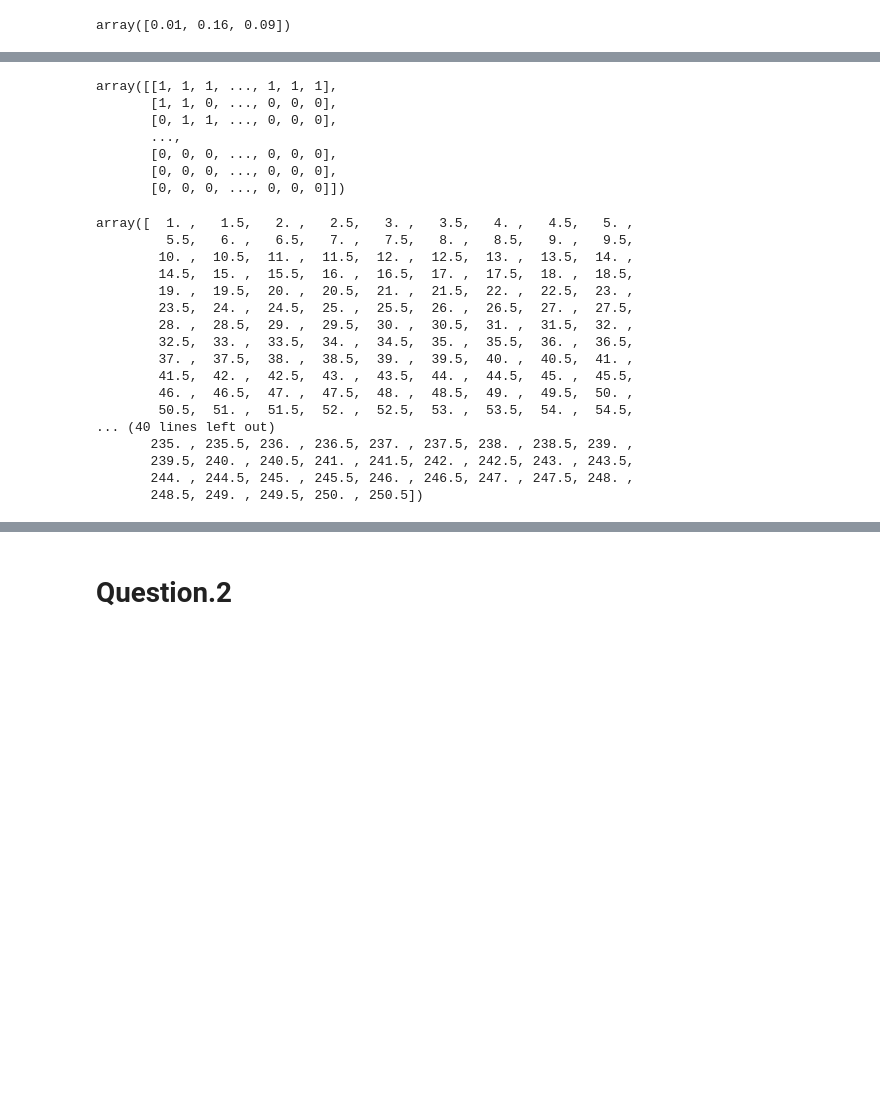
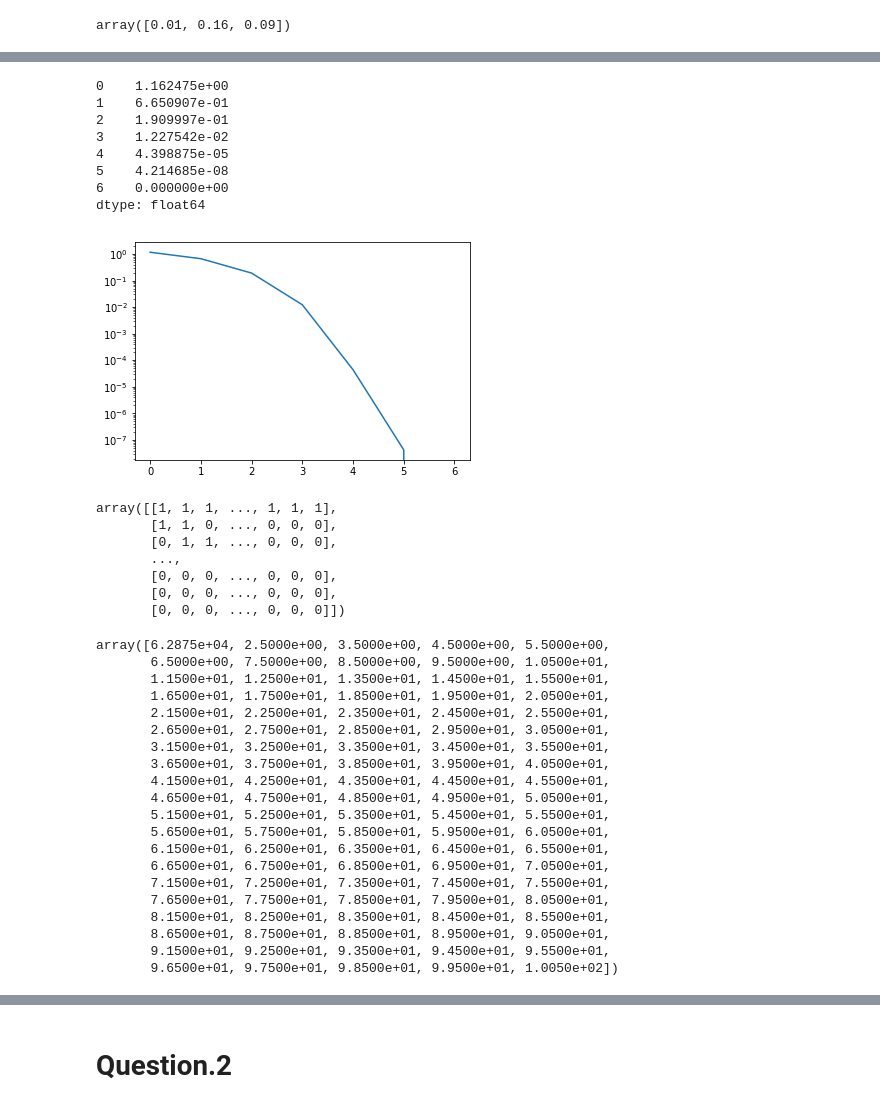
Before and after one commit to jjusuf/MTH-9842, a Jupyter notebook: HW4/9842HW4_GroupL.ipynb, the cells around one changed output, grey strips where cells are left out. Drawn from its saved outputs; the diff is of its cells as text; code cells hidden in the pictures; blank space fills up the shorter version.

```diff
--- a/HW4/9842HW4_GroupL.ipynb
+++ b/HW4/9842HW4_GroupL.ipynb
@@ -101,0 +150,16 @@ $$
+# %%
+import numpy as np
+import pandas as pd
+
+%matplotlib inline
+import matplotlib.pyplot as plt
+
+from numpy.linalg import inv
+
+# global variables to keep track of search history
+x_hist = []
+fx_hist = []  # objective function value
+dfx_hist = []  # derivative of objective function / gradient vector at x
+hfx_hist = []  # second derivative of objective function / hessian matrix at x
+dx_hist = []  # Newton step / search direction
+epsilon_hist = []
@@ -197,3 +435,17 @@ array([0.01, 0.16, 0.09])
+# %%
+ts=pd.Series(epsilon_hist)
+ts.plot(logy=True)
+ts
+# %% [output]
+0    1.162475e+00
+1    6.650907e-01
+2    1.909997e-01
+3    1.227542e-02
+4    4.398875e-05
+5    4.214685e-08
+6    0.000000e+00
+dtype: float64
+[figure, added]
 # %%
 A1 = np.array([1 for i in range(500)])
 # %%
@@ -220,22 +472,26 @@ array([[1, 1, 1, ..., 1, 1, 1],
 x0 = np.array([0.5*i+1 for i in range(500)])
 # %%
 x0
+A @ x0
 # %% [output]
-array([  1. ,   1.5,   2. ,   2.5,   3. ,   3.5,   4. ,   4.5,   5. ,
-         5.5,   6. ,   6.5,   7. ,   7.5,   8. ,   8.5,   9. ,   9.5,
-        10. ,  10.5,  11. ,  11.5,  12. ,  12.5,  13. ,  13.5,  14. ,
-        14.5,  15. ,  15.5,  16. ,  16.5,  17. ,  17.5,  18. ,  18.5,
-        19. ,  19.5,  20. ,  20.5,  21. ,  21.5,  22. ,  22.5,  23. ,
-        23.5,  24. ,  24.5,  25. ,  25.5,  26. ,  26.5,  27. ,  27.5,
-        28. ,  28.5,  29. ,  29.5,  30. ,  30.5,  31. ,  31.5,  32. ,
-        32.5,  33. ,  33.5,  34. ,  34.5,  35. ,  35.5,  36. ,  36.5,
-        37. ,  37.5,  38. ,  38.5,  39. ,  39.5,  40. ,  40.5,  41. ,
-        41.5,  42. ,  42.5,  43. ,  43.5,  44. ,  44.5,  45. ,  45.5,
-        46. ,  46.5,  47. ,  47.5,  48. ,  48.5,  49. ,  49.5,  50. ,
-        50.5,  51. ,  51.5,  52. ,  52.5,  53. ,  53.5,  54. ,  54.5,
-... (40 lines left out)
-       235. , 235.5, 236. , 236.5, 237. , 237.5, 238. , 238.5, 239. ,
-       239.5, 240. , 240.5, 241. , 241.5, 242. , 242.5, 243. , 243.5,
-       244. , 244.5, 245. , 245.5, 246. , 246.5, 247. , 247.5, 248. ,
-       248.5, 249. , 249.5, 250. , 250.5])
+array([6.2875e+04, 2.5000e+00, 3.5000e+00, 4.5000e+00, 5.5000e+00,
+       6.5000e+00, 7.5000e+00, 8.5000e+00, 9.5000e+00, 1.0500e+01,
+       1.1500e+01, 1.2500e+01, 1.3500e+01, 1.4500e+01, 1.5500e+01,
+       1.6500e+01, 1.7500e+01, 1.8500e+01, 1.9500e+01, 2.0500e+01,
+       2.1500e+01, 2.2500e+01, 2.3500e+01, 2.4500e+01, 2.5500e+01,
+       2.6500e+01, 2.7500e+01, 2.8500e+01, 2.9500e+01, 3.0500e+01,
+       3.1500e+01, 3.2500e+01, 3.3500e+01, 3.4500e+01, 3.5500e+01,
+       3.6500e+01, 3.7500e+01, 3.8500e+01, 3.9500e+01, 4.0500e+01,
+       4.1500e+01, 4.2500e+01, 4.3500e+01, 4.4500e+01, 4.5500e+01,
+       4.6500e+01, 4.7500e+01, 4.8500e+01, 4.9500e+01, 5.0500e+01,
+       5.1500e+01, 5.2500e+01, 5.3500e+01, 5.4500e+01, 5.5500e+01,
+       5.6500e+01, 5.7500e+01, 5.8500e+01, 5.9500e+01, 6.0500e+01,
+       6.1500e+01, 6.2500e+01, 6.3500e+01, 6.4500e+01, 6.5500e+01,
+       6.6500e+01, 6.7500e+01, 6.8500e+01, 6.9500e+01, 7.0500e+01,
+       7.1500e+01, 7.2500e+01, 7.3500e+01, 7.4500e+01, 7.5500e+01,
+       7.6500e+01, 7.7500e+01, 7.8500e+01, 7.9500e+01, 8.0500e+01,
+       8.1500e+01, 8.2500e+01, 8.3500e+01, 8.4500e+01, 8.5500e+01,
+       8.6500e+01, 8.7500e+01, 8.8500e+01, 8.9500e+01, 9.0500e+01,
+       9.1500e+01, 9.2500e+01, 9.3500e+01, 9.4500e+01, 9.5500e+01,
+       9.6500e+01, 9.7500e+01, 9.8500e+01, 9.9500e+01, 1.0050e+02])
 # %%
```
Also changed, not shown: parts of 29 cells of this notebook.
